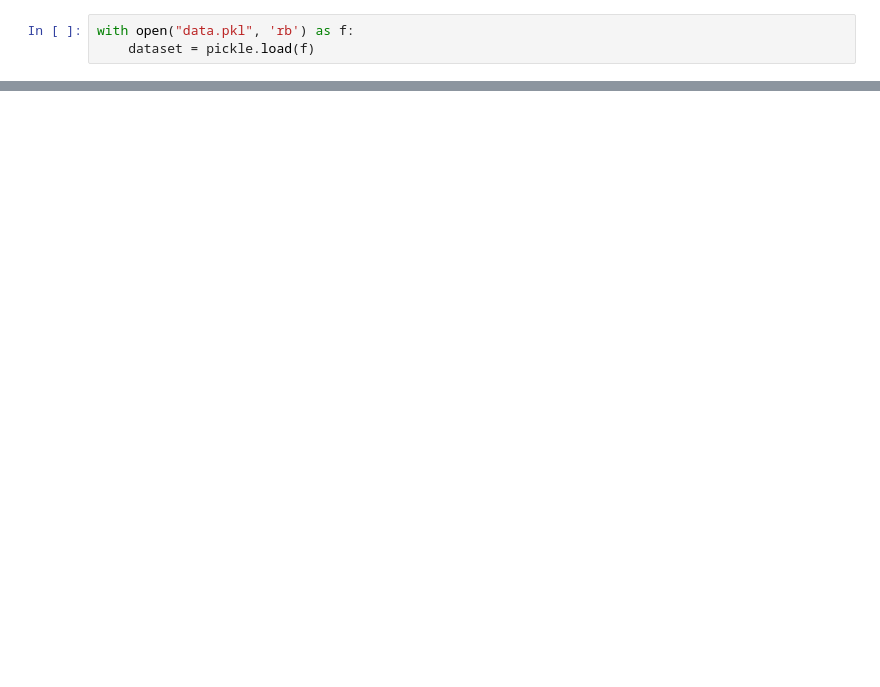
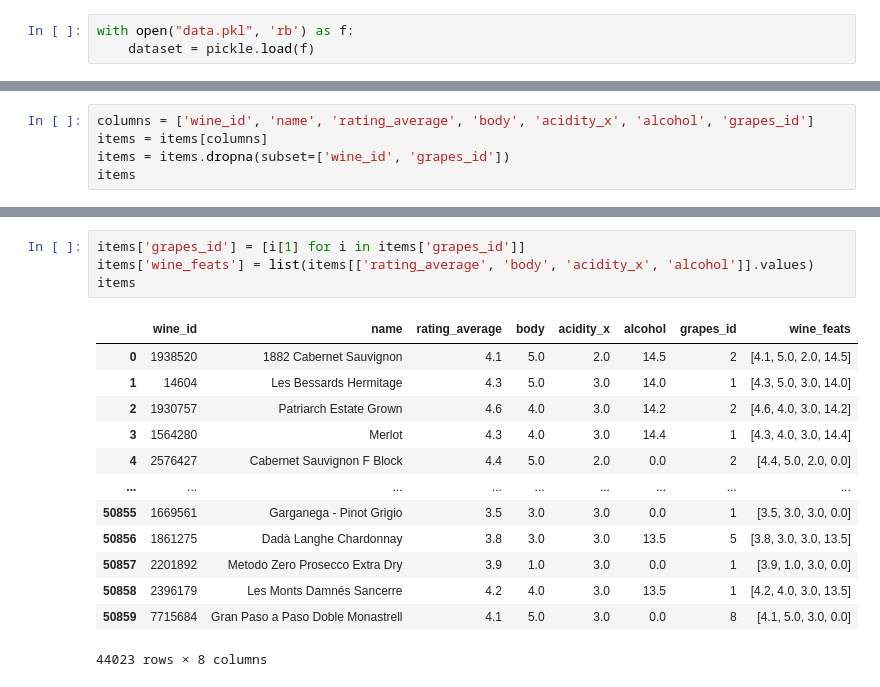
Before and after one commit to mmvv11/PinSAGE, a Jupyter notebook: tt.ipynb, the cells around one changed output, grey strips where cells are left out. Drawn from its saved outputs; the diff is of its cells as text; blank space fills up the shorter version.

```diff
--- a/tt.ipynb
+++ b/tt.ipynb
@@ -94,0 +218,5 @@ with open("data.pkl", 'rb') as f:
+# %%
+columns = ['wine_id', 'name', 'rating_average', 'body', 'acidity_x', 'alcohol', 'grapes_id']
+items = items[columns]
+items = items.dropna(subset=['wine_id', 'grapes_id'])
+items
@@ -94,0 +237,18 @@ with open("data.pkl", 'rb') as f:
+# %%
+items['grapes_id'] = [i[1] for i in items['grapes_id']]
+items['wine_feats'] = list(items[['rating_average', 'body', 'acidity_x', 'alcohol']].values)
+items
+# %% [output]
+|  | wine_id | name | rating_average | body | acidity_x | alcohol | grapes_id | wine_feats |
+| 0 | 1938520 | 1882 Cabernet Sauvignon | 4.1 | 5.0 | 2.0 | 14.5 | 2 | [4.1, 5.0, 2.0, 14.5] |
+| 1 | 14604 | Les Bessards Hermitage | 4.3 | 5.0 | 3.0 | 14.0 | 1 | [4.3, 5.0, 3.0, 14.0] |
+| 2 | 1930757 | Patriarch Estate Grown | 4.6 | 4.0 | 3.0 | 14.2 | 2 | [4.6, 4.0, 3.0, 14.2] |
+| 3 | 1564280 | Merlot | 4.3 | 4.0 | 3.0 | 14.4 | 1 | [4.3, 4.0, 3.0, 14.4] |
+| 4 | 2576427 | Cabernet Sauvignon F Block | 4.4 | 5.0 | 2.0 | 0.0 | 2 | [4.4, 5.0, 2.0, 0.0] |
+| ... | ... | ... | ... | ... | ... | ... | ... | ... |
+| 50855 | 1669561 | Garganega - Pinot Grigio | 3.5 | 3.0 | 3.0 | 0.0 | 1 | [3.5, 3.0, 3.0, 0.0] |
+| 50856 | 1861275 | Dadà Langhe Chardonnay | 3.8 | 3.0 | 3.0 | 13.5 | 5 | [3.8, 3.0, 3.0, 13.5] |
+| 50857 | 2201892 | Metodo Zero Prosecco Extra Dry | 3.9 | 1.0 | 3.0 | 0.0 | 1 | [3.9, 1.0, 3.0, 0.0] |
+| 50858 | 2396179 | Les Monts Damnés Sancerre | 4.2 | 4.0 | 3.0 | 13.5 | 1 | [4.2, 4.0, 3.0, 13.5] |
+| 50859 | 7715684 | Gran Paso a Paso Doble Monastrell | 4.1 | 5.0 | 3.0 | 0.0 | 8 | [4.1, 5.0, 3.0, 0.0] |
+44023 rows × 8 columns
```
Also changed, not shown: parts of 24 cells of this notebook, 4 other files.
